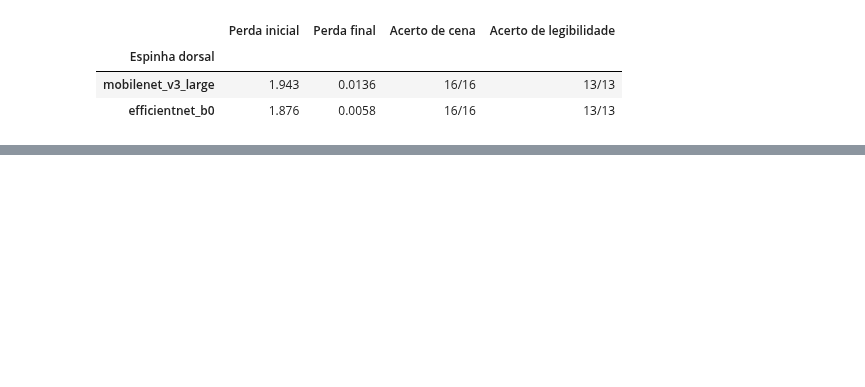
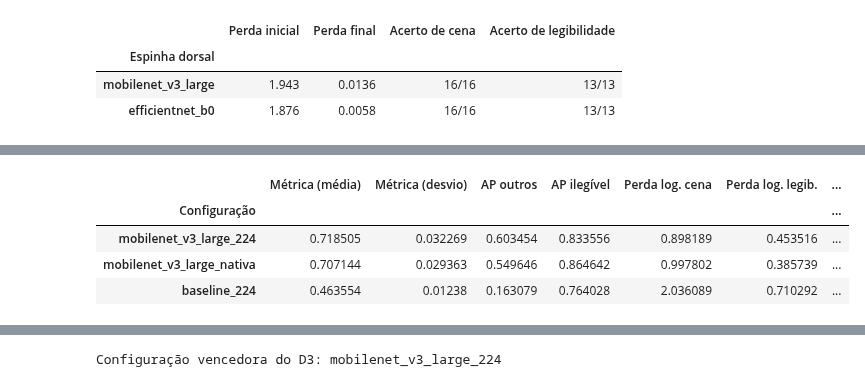
Before and after one commit to phelipecscosta/leitura_automatizada_mostradores_energia_pesquisa, a Jupyter notebook: lab-02/lab02.ipynb, the cells around one changed output, grey strips where cells are left out. Drawn from its saved outputs; the diff is of its cells as text; code cells hidden in the pictures; blank space fills up the shorter version.

Commit message:
feat: compara espinhas, resolução e baseline com bootstrap pareado (D3)

```diff
--- a/lab-02/lab02.ipynb
+++ b/lab-02/lab02.ipynb
@@ -473,0 +581,13 @@ d2
+# %%
+# Comparação 1 (protocolo): espinha dorsal, as duas a 224 px; empate segue a Large
+for name in ("mobilenet_v3_large_224", "efficientnet_b0_224"):
+    evaluate(name)
+
+display(summary_table(["mobilenet_v3_large_224", "efficientnet_b0_224"]).round(3))
+best_backbone_224, row_1 = compare(
+    "mobilenet_v3_large_224", "efficientnet_b0_224",
+    tie_winner="mobilenet_v3_large_224", step="1. Espinha dorsal (224 px)",
+)
+comparisons = [row_1]
+display(pd.DataFrame(comparisons).set_index("Comparação"))
+print(f"Segue para a comparação 2: {best_backbone_224}")
@@ -473,0 +603,23 @@ d2
+# %%
+# Comparações 2 e 3 (protocolo), na ordem fixada
+# 2. Resolução, só com a espinha vencedora; empate segue 224 px
+native = best_backbone_224.replace("_224", "_nativa")
+evaluate(native)
+best_deep, row_2 = compare(native, best_backbone_224, tie_winner=best_backbone_224,
+                           step="2. Resolução (nativa × 224 px)")
+
+# 3. D3: configuração profunda vencedora × baseline; empate segue o profundo
+evaluate("baseline_224")
+winner_d3, row_3 = compare(best_deep, "baseline_224", tie_winner=best_deep,
+                           step="3. Profundo × baseline (D3)")
+
+comparisons = [row_1, row_2, row_3]  # recriada, para não duplicar ao reexecutar
+display(summary_table([best_backbone_224, native, "baseline_224"]).round(3))
+display(pd.DataFrame(comparisons).set_index("Comparação"))
+print(f"Configuração vencedora do D3: {winner_d3}")
+# %% [output]
+|  | Métrica (média) | Métrica (desvio) | AP outros | AP ilegível | Perda log. cena | Perda log. legib. | ... |
+| Configuração |  |  |  |  |  |  | ... |
+| mobilenet_v3_large_224 | 0.718505 | 0.032269 | 0.603454 | 0.833556 | 0.898189 | 0.453516 | ... |
+| mobilenet_v3_large_nativa | 0.707144 | 0.029363 | 0.549646 | 0.864642 | 0.997802 | 0.385739 | ... |
+| baseline_224 | 0.463554 | 0.01238 | 0.163079 | 0.764028 | 2.036089 | 0.710292 | ... |
@@ -473,0 +631 @@ d2
+Configuração vencedora do D3: mobilenet_v3_large_224
```
Also changed, not shown: parts of 5 cells of this notebook.
